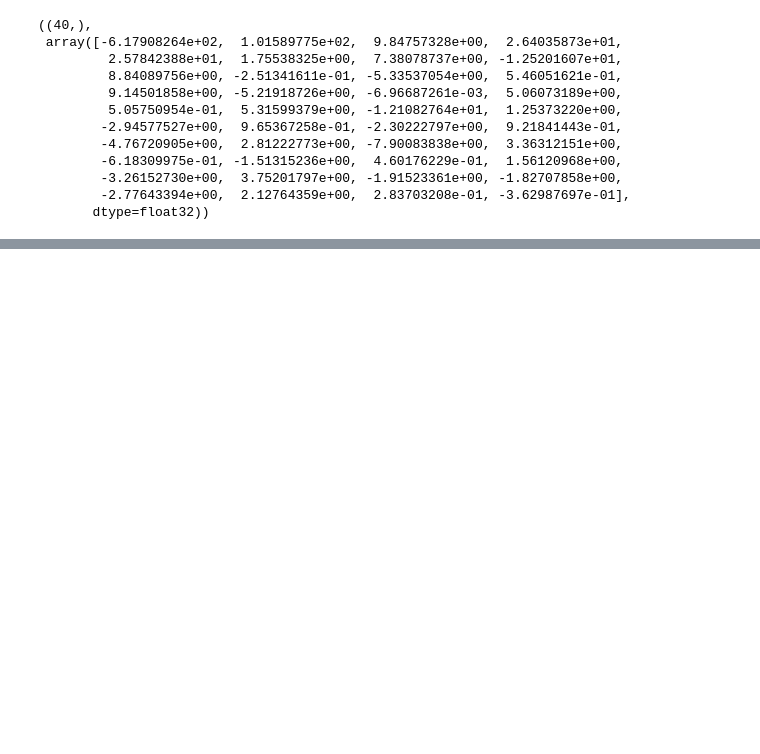
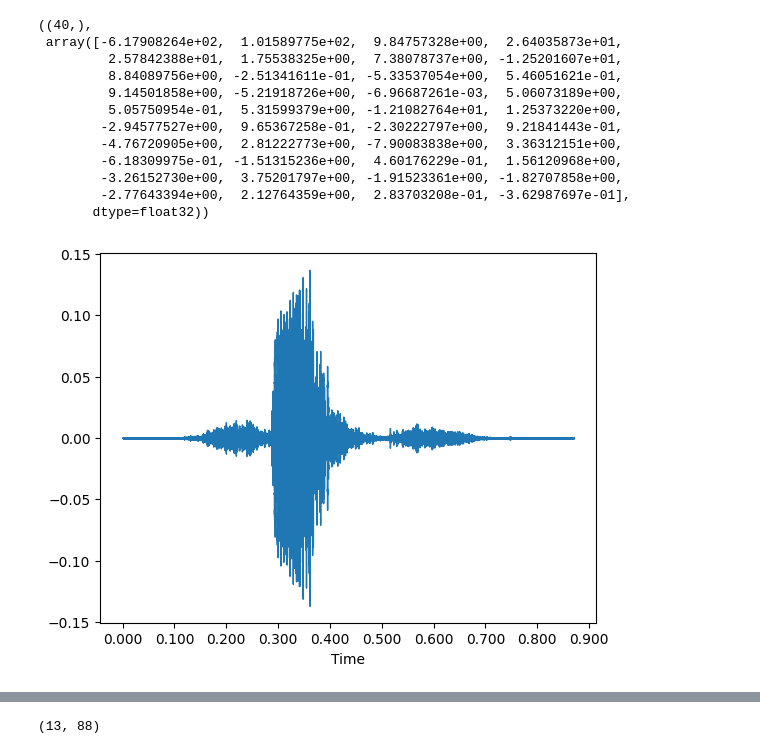
Before and after one commit to beltran99/AudioML-pipe, a Jupyter notebook: notebooks/EDA.ipynb, the cells around one changed output, grey strips where cells are left out. Cells and saved outputs as stored; diff of their text form; code cells hidden in the pictures; blank space fills up the shorter version.

```diff
--- a/notebooks/EDA.ipynb
+++ b/notebooks/EDA.ipynb
@@ -81,3 +81,13 @@ extracted_features.shape, extracted_features
         -3.26152730e+00,  3.75201797e+00, -1.91523361e+00, -1.82707858e+00,
         -2.77643394e+00,  2.12764359e+00,  2.83703208e-01, -3.62987697e-01],
        dtype=float32))
+# %%
+file = "../data/test/beltran/6_beltran_0.wav"
+
+data, sample_rate = librosa.load(file, sr=16000)
+
+dsp.waveshow(data,sr=sample_rate)
+plt.show()
+Audio(data=data,rate=sample_rate)
+# %% [output]
+[figure, added]
@@ -83,0 +107,4 @@ extracted_features.shape, extracted_features
+# %%
+extracted_features.shape
+# %% [output]
+(13, 88)
```
Also changed, not shown: parts of 8 cells of this notebook.
